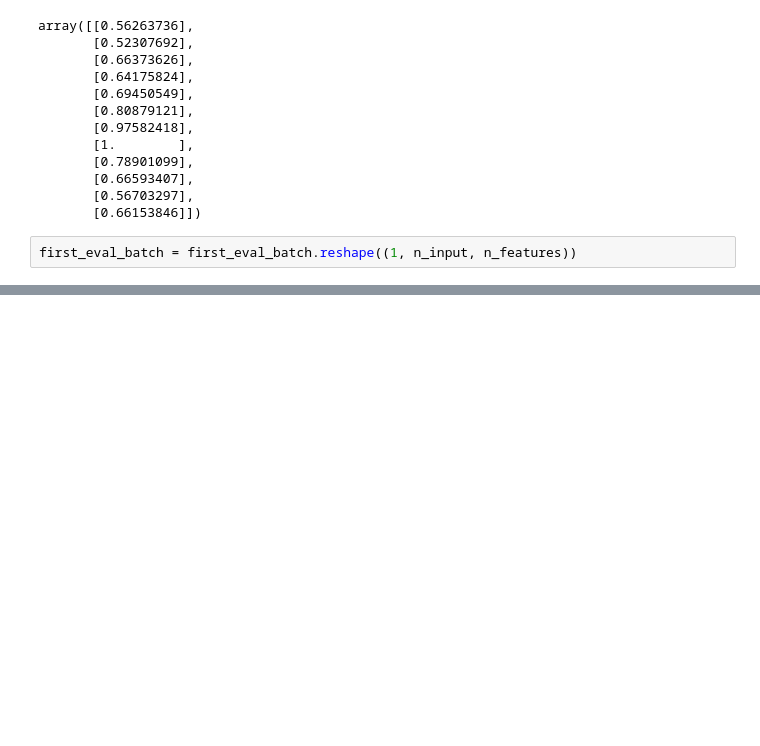
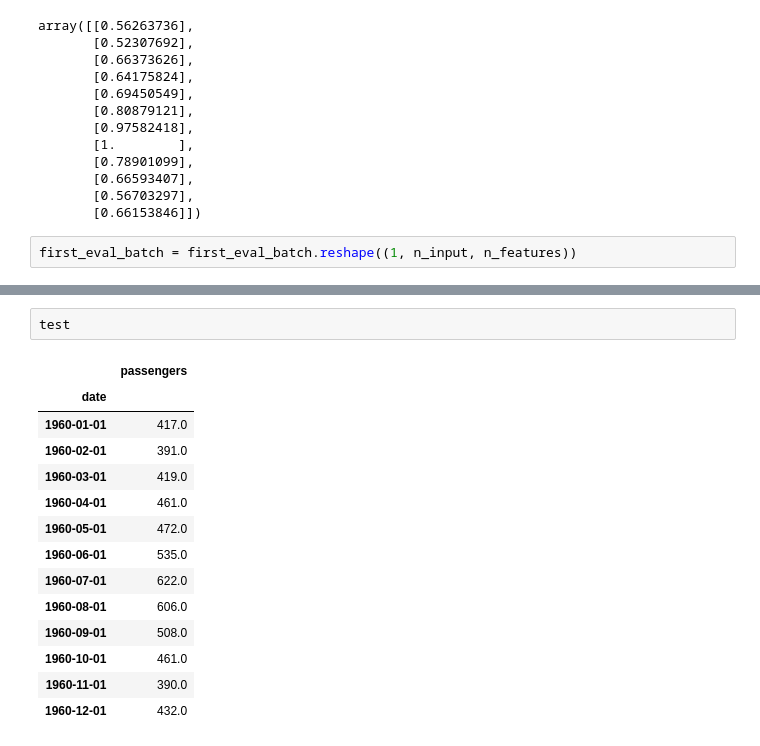
Before and after one commit to sailajak2003/TimeSeries, a Jupyter notebook: airline_pssg.ipynb, the cells around one changed output, grey strips where cells are left out. Saved outputs shown, nothing was run; the diff lists cells and outputs as text; blank space fills up the shorter version.

```diff
--- a/airline_pssg.ipynb
+++ b/airline_pssg.ipynb
@@ -480,0 +552,17 @@ first_eval_batch = first_eval_batch.reshape((1, n_input, n_features))
+# %%
+test
+# %% [output]
+|  | passengers |
+| date |  |
+| 1960-01-01 | 417.0 |
+| 1960-02-01 | 391.0 |
+| 1960-03-01 | 419.0 |
+| 1960-04-01 | 461.0 |
+| 1960-05-01 | 472.0 |
+| 1960-06-01 | 535.0 |
+| 1960-07-01 | 622.0 |
+| 1960-08-01 | 606.0 |
+| 1960-09-01 | 508.0 |
+| 1960-10-01 | 461.0 |
+| 1960-11-01 | 390.0 |
+| 1960-12-01 | 432.0 |
```
Also changed, not shown: parts of 10 cells of this notebook.
